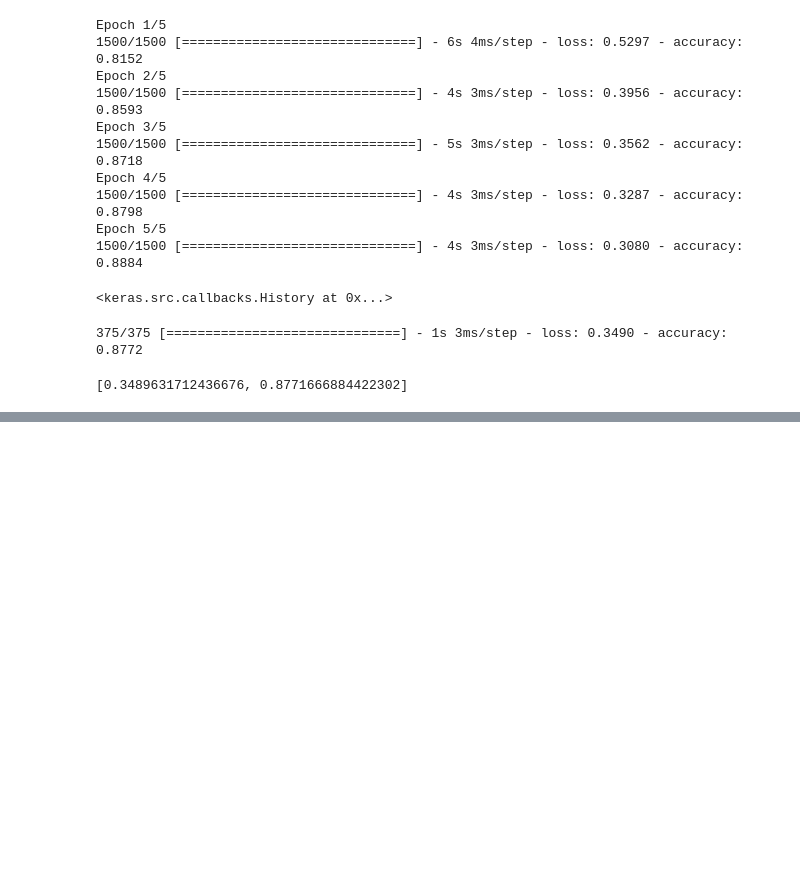
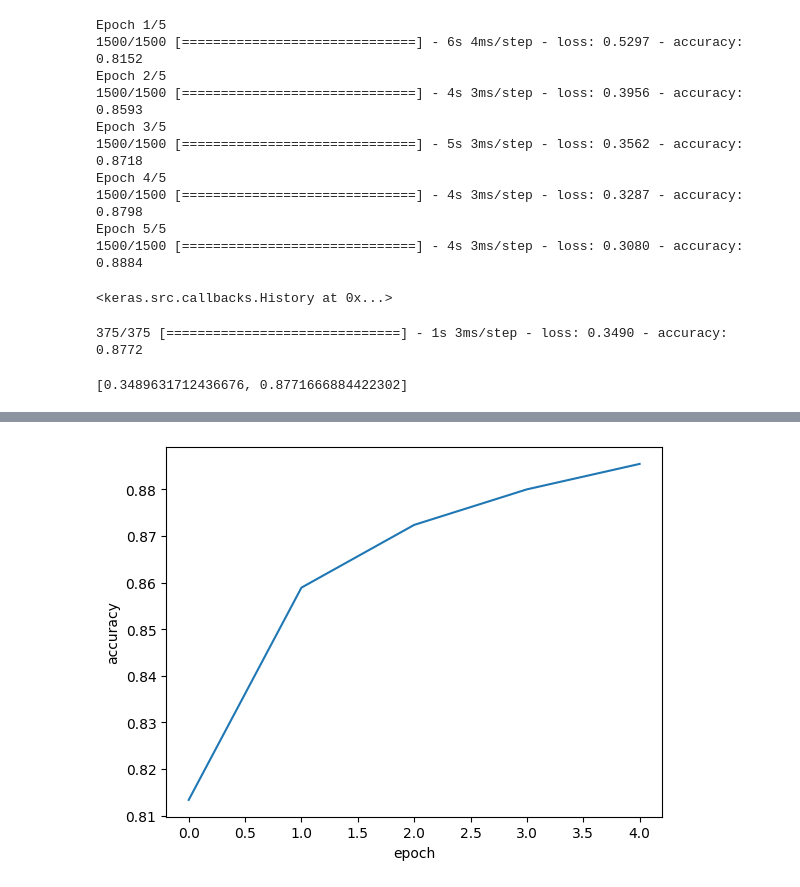
Before and after one commit to Sangyeonglee353/ai-hongong, a Jupyter notebook: Chapter_07_딥러닝을_시작합니다.ipynb, the cells around one changed output, grey strips where cells are left out. Saved outputs shown, nothing was run; the diff lists cells and outputs as text; code cells hidden in the pictures; blank space fills up the shorter version.

```diff
--- a/Chapter_07_딥러닝을_시작합니다.ipynb
+++ b/Chapter_07_딥러닝을_시작합니다.ipynb
@@ -385,0 +451,8 @@ model.evaluate(val_scaled, val_target)
+# %%
+# 6.2 accuracy 값
+plt.plot(history.history['accuracy'])
+plt.xlabel('epoch')
+plt.ylabel('accuracy')
+plt.show()
+# %% [output]
+[figure, added]
```
Also changed, not shown: parts of 33 cells of this notebook.
